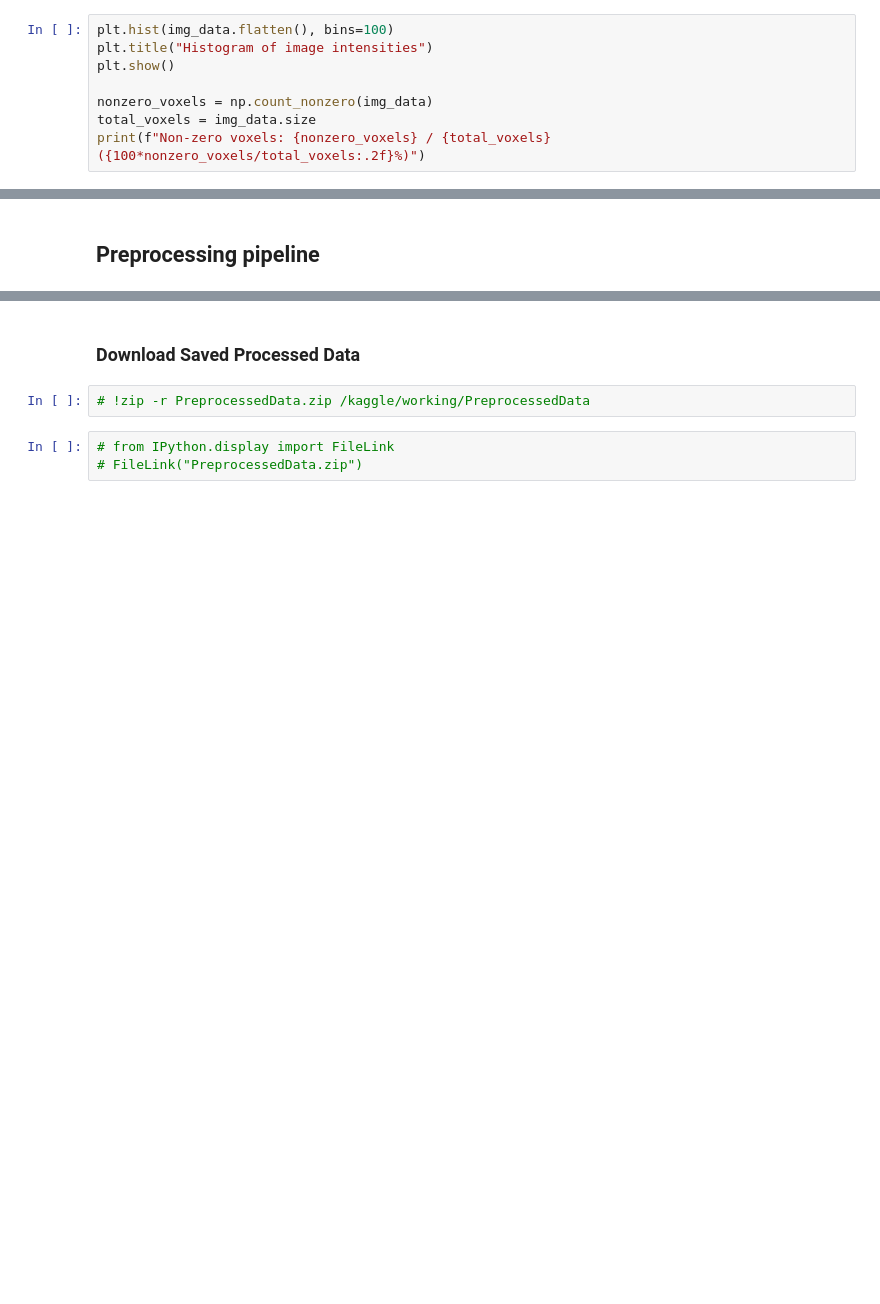
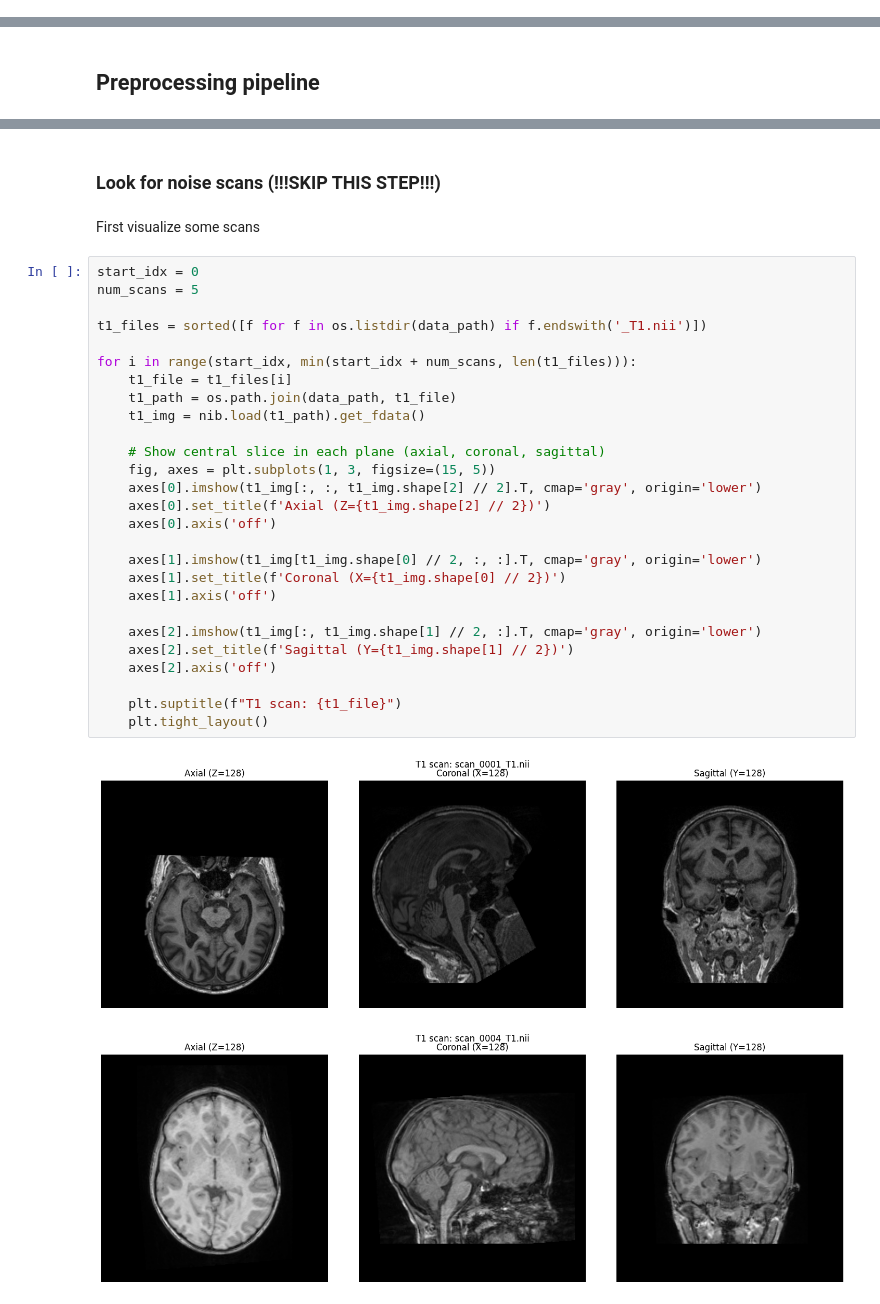
Before and after one commit to shadabtanjeed/tbi-lesion-segmentation, a Jupyter notebook: Notebooks/v2/preprocess_nn_unet.ipynb, the cells around one changed output, grey strips where cells are left out. Saved outputs shown, nothing was run; the diff lists cells and outputs as text; blank space fills up the shorter version.

```diff
--- a/Notebooks/v2/preprocess_nn_unet.ipynb
+++ b/Notebooks/v2/preprocess_nn_unet.ipynb
@@ -170,11 +176,3 @@ plt.show()
 
 - This code block analyzes the distribution of intensity values within the entire 3D image and calculates the proportion of voxels (3D pixels) that have non-zero intensity values.
 - This helps understand the overall characteristics of the image data, such as the range of intensities present and how much of the image volume is not just background.
-# %%
-plt.hist(img_data.flatten(), bins=100)
-plt.title("Histogram of image intensities")
-plt.show()
-
-nonzero_voxels = np.count_nonzero(img_data)
-total_voxels = img_data.size
-print(f"Non-zero voxels: {nonzero_voxels} / {total_voxels} ({100*nonzero_voxels/total_voxels:.2f}%)")
@@ -1150,7 +218,34 @@ eval_segmentation_stats(model, val_loader, device)
-# %% [markdown]
-### Download Saved Processed Data
-# %%
-# !zip -r PreprocessedData.zip /kaggle/working/PreprocessedData
-# %%
-# from IPython.display import FileLink
-# FileLink("PreprocessedData.zip")
+# %% [markdown]
+### Look for noise scans (!!!SKIP THIS STEP!!!)
+# %% [markdown]
+First visualize some scans
+# %%
+start_idx = 0
+num_scans = 5
+
+t1_files = sorted([f for f in os.listdir(data_path) if f.endswith('_T1.nii')])
+
+for i in range(start_idx, min(start_idx + num_scans, len(t1_files))):
+    t1_file = t1_files[i]
+    t1_path = os.path.join(data_path, t1_file)
+    t1_img = nib.load(t1_path).get_fdata()
+
+    # Show central slice in each plane (axial, coronal, sagittal)
+    fig, axes = plt.subplots(1, 3, figsize=(15, 5))
+    axes[0].imshow(t1_img[:, :, t1_img.shape[2] // 2].T, cmap='gray', origin='lower')
+    axes[0].set_title(f'Axial (Z={t1_img.shape[2] // 2})')
+    axes[0].axis('off')
+
+    axes[1].imshow(t1_img[t1_img.shape[0] // 2, :, :].T, cmap='gray', origin='lower')
+    axes[1].set_title(f'Coronal (X={t1_img.shape[0] // 2})')
+    axes[1].axis('off')
+
+    axes[2].imshow(t1_img[:, t1_img.shape[1] // 2, :].T, cmap='gray', origin='lower')
+    axes[2].set_title(f'Sagittal (Y={t1_img.shape[1] // 2})')
+    axes[2].axis('off')
+
+    plt.suptitle(f"T1 scan: {t1_file}")
+    plt.tight_layout()
+# %% [output]
+[figure, added]
+[figure, added]
```
Also changed, not shown: parts of 73 cells of this notebook, 1 other file.
